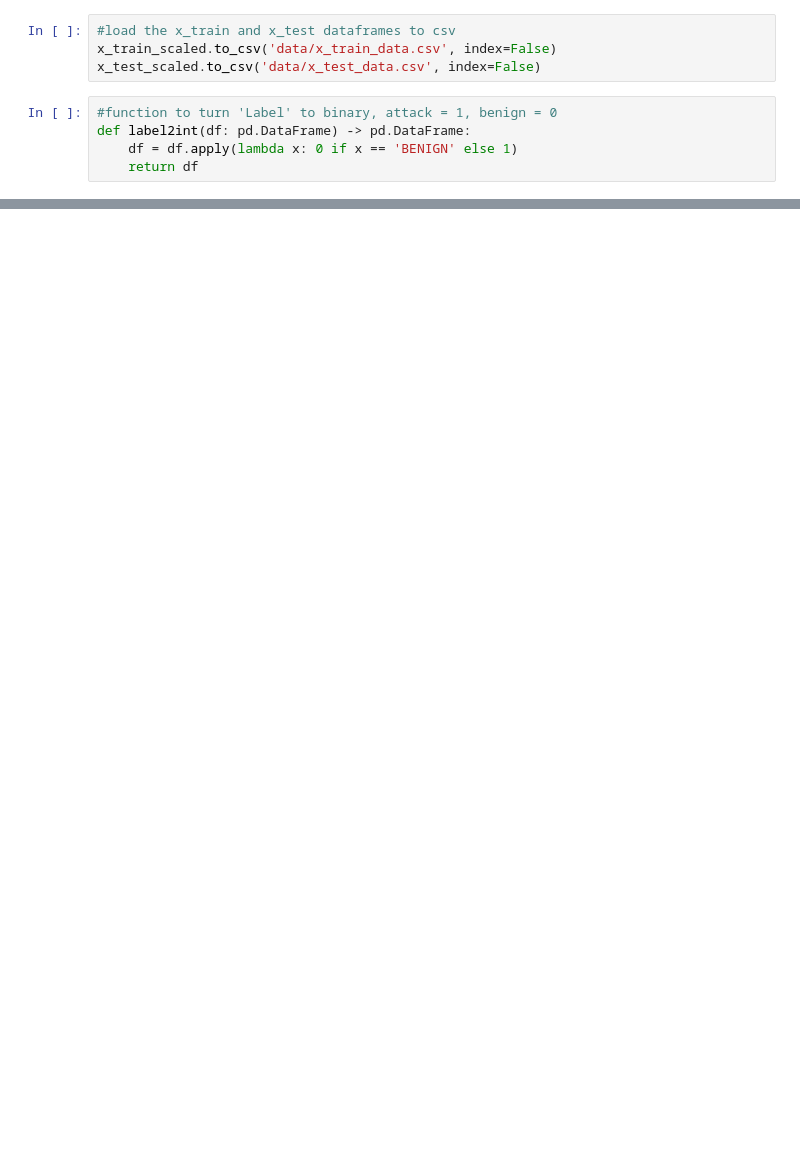
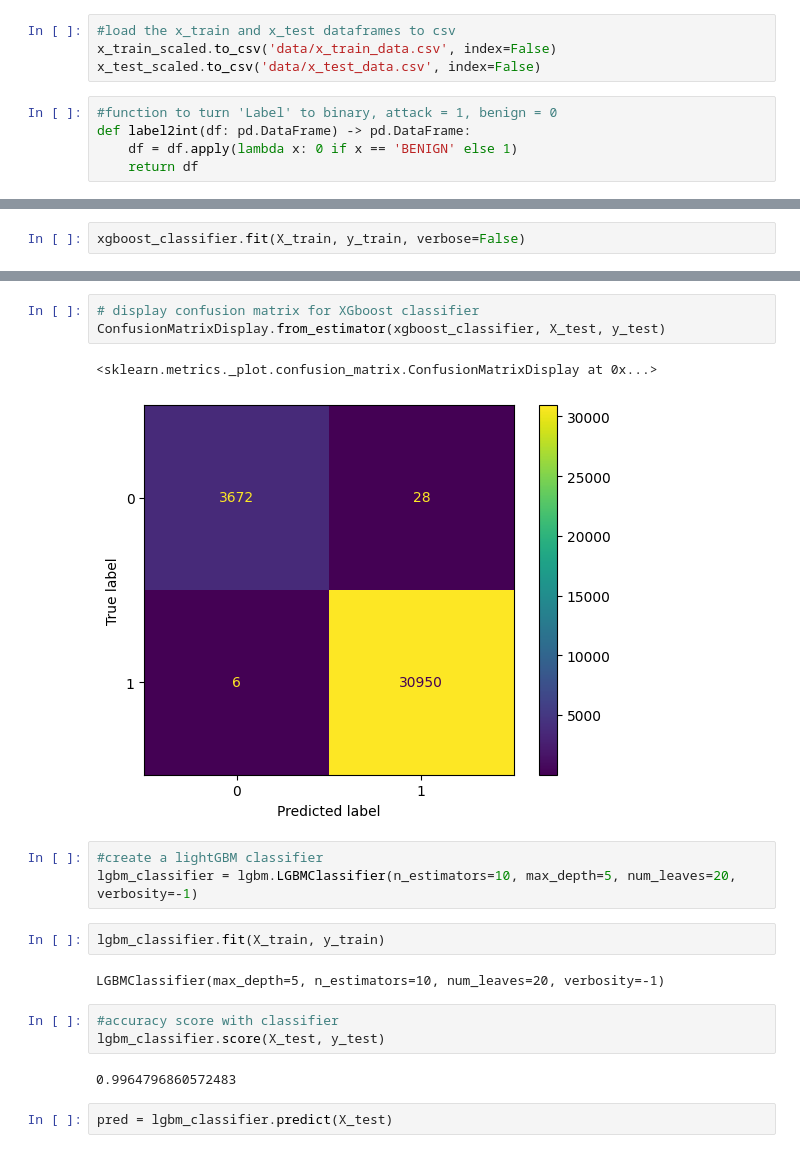
Before and after one commit to Jonahgold90/COMP-379-Final-Project, a Jupyter notebook: finalProject.ipynb, the cells around one changed output, grey strips where cells are left out. Cells and saved outputs as stored; diff of their text form; blank space fills up the shorter version.

```diff
--- a/finalProject.ipynb
+++ b/finalProject.ipynb
@@ -342,0 +419,2 @@ ConfusionMatrixDisplay.from_estimator(perceptron, p_X_test, p_y_test)
+# %%
+xgboost_classifier.fit(X_train, y_train, verbose=False)
@@ -342,0 +462,20 @@ ConfusionMatrixDisplay.from_estimator(perceptron, p_X_test, p_y_test)
+# %%
+# display confusion matrix for XGboost classifier
+ConfusionMatrixDisplay.from_estimator(xgboost_classifier, X_test, y_test)
+# %% [output]
+<sklearn.metrics._plot.confusion_matrix.ConfusionMatrixDisplay at 0x...>
+[figure, added]
+# %%
+#create a lightGBM classifier
+lgbm_classifier = lgbm.LGBMClassifier(n_estimators=10, max_depth=5, num_leaves=20, verbosity=-1)
+# %%
+lgbm_classifier.fit(X_train, y_train)
+# %% [output]
+LGBMClassifier(max_depth=5, n_estimators=10, num_leaves=20, verbosity=-1)
+# %%
+#accuracy score with classifier
+lgbm_classifier.score(X_test, y_test)
+# %% [output]
+0.9964796860572483
+# %%
+pred = lgbm_classifier.predict(X_test)
```
Also changed, not shown: parts of 31 cells of this notebook.
